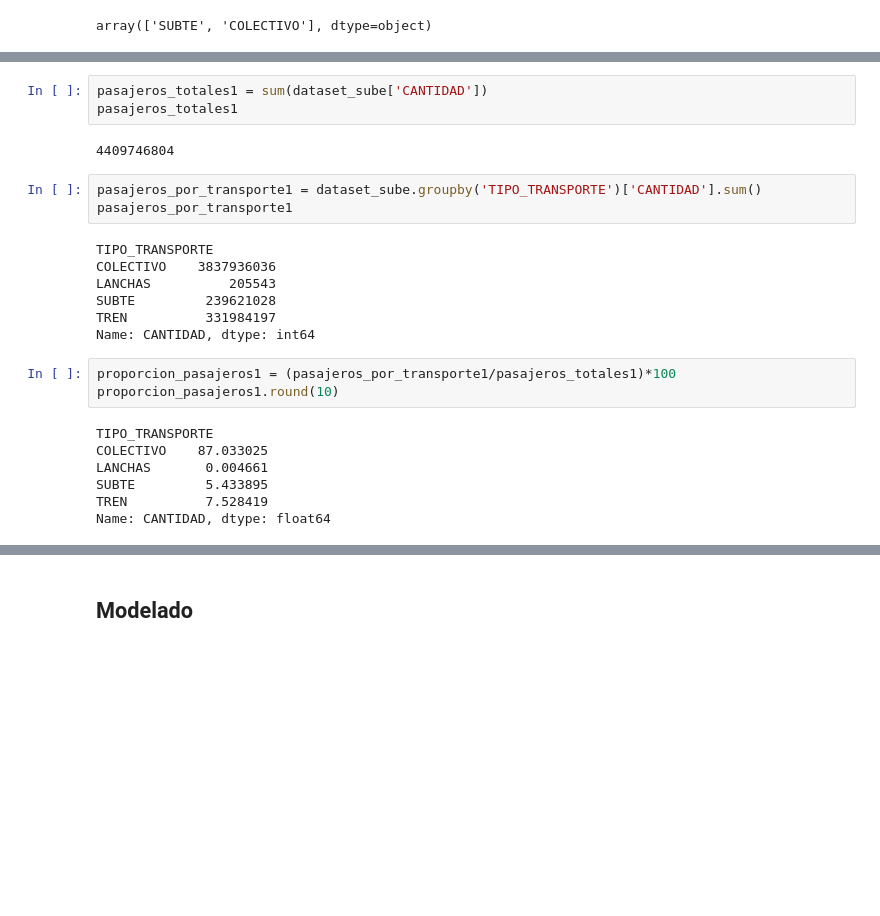
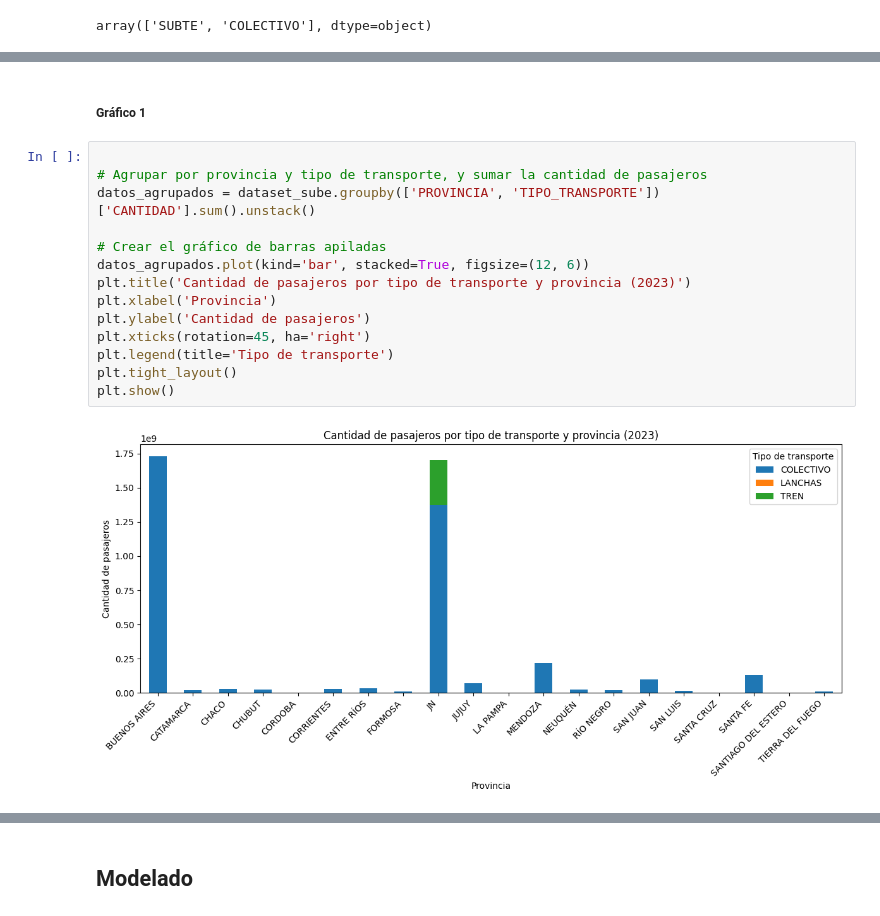
Before and after one commit to alejoGonc/labo_tp1, a Jupyter notebook: main.ipynb, the cells around one changed output, grey strips where cells are left out. Saved outputs shown, nothing was run; the diff lists cells and outputs as text; blank space fills up the shorter version.

```diff
--- a/main.ipynb
+++ b/main.ipynb
@@ -392,28 +377,21 @@ datasetProvinciaEsNulo[datasetProvinciaEsNulo["TIPO_TRANSPORTE"]=="COLECTIVO"]
 | 335080 | 2023-09-20 | AUTOBUSES BUENOS AIRES S.R.L. – T... | BS_AS_LINEA_514 | SI | COLECTIVO | MUNICIPAL | NaN | NaN | ... |
 | 336486 | 2023-09-21 | AUTOBUSES BUENOS AIRES S.R.L. – T... | BS_AS_LINEA_514 | SI | COLECTIVO | MUNICIPAL | NaN | NaN | ... |
 | 337789 | 2023-09-22 | AUTOBUSES BUENOS AIRES S.R.L. – T... | BS_AS_LINEA_514 | SI | COLECTIVO | MUNICIPAL | NaN | NaN | ... |
-# %%
-pasajeros_totales1 = sum(dataset_sube['CANTIDAD'])
-pasajeros_totales1
-# %% [output]
-4409746804
-# %%
-pasajeros_por_transporte1 = dataset_sube.groupby('TIPO_TRANSPORTE')['CANTIDAD'].sum()
-pasajeros_por_transporte1
-# %% [output]
-TIPO_TRANSPORTE
-COLECTIVO    3837936036
-LANCHAS          205543
-SUBTE         239621028
-TREN          331984197
-Name: CANTIDAD, dtype: int64
-# %%
-proporcion_pasajeros1 = (pasajeros_por_transporte1/pasajeros_totales1)*100
-proporcion_pasajeros1.round(10)
-# %% [output]
-TIPO_TRANSPORTE
-COLECTIVO    87.033025
-LANCHAS       0.004661
-SUBTE         5.433895
-TREN          7.528419
-Name: CANTIDAD, dtype: float64
+# %% [markdown]
+##### Gráfico 1
+# %%
+
+# Agrupar por provincia y tipo de transporte, y sumar la cantidad de pasajeros
+datos_agrupados = dataset_sube.groupby(['PROVINCIA', 'TIPO_TRANSPORTE'])['CANTIDAD'].sum().unstack()
+
+# Crear el gráfico de barras apiladas
+datos_agrupados.plot(kind='bar', stacked=True, figsize=(12, 6))
+plt.title('Cantidad de pasajeros por tipo de transporte y provincia (2023)')
+plt.xlabel('Provincia')
+plt.ylabel('Cantidad de pasajeros')
+plt.xticks(rotation=45, ha='right')
+plt.legend(title='Tipo de transporte')
+plt.tight_layout()
+plt.show()
+# %% [output]
+[figure, added]
```
Also changed, not shown: parts of 5 cells of this notebook.
